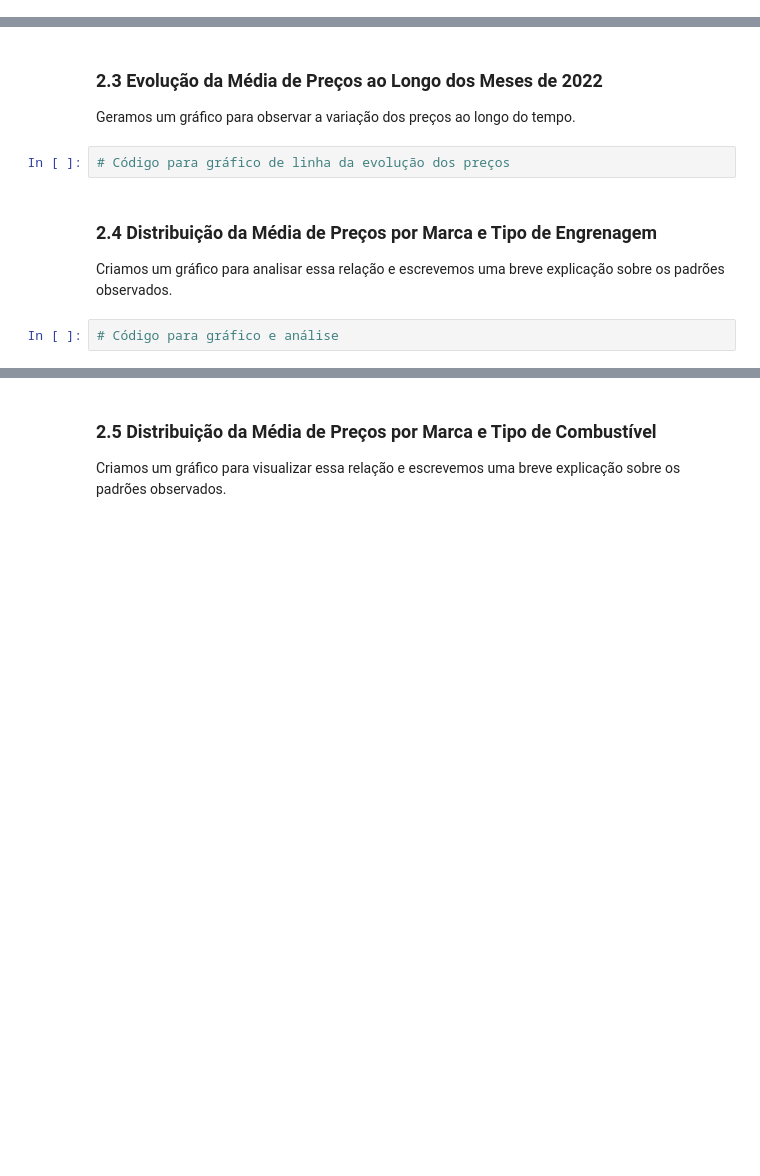
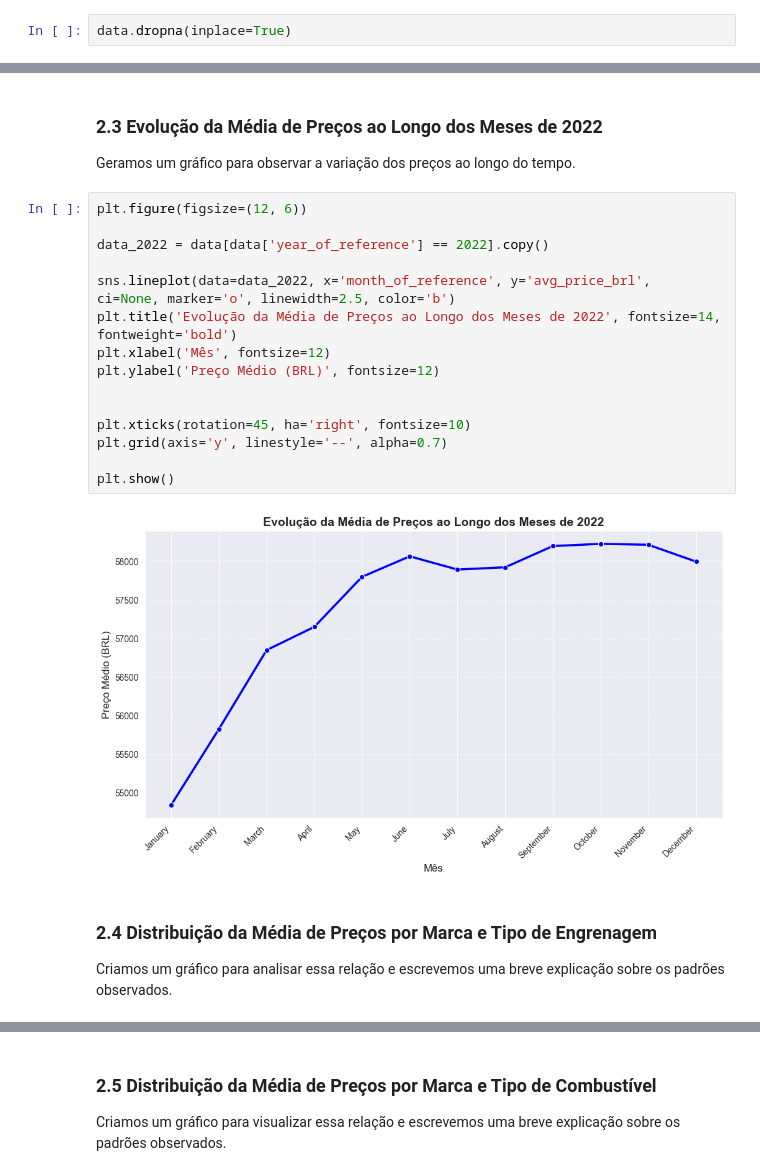
Before and after one commit to GabrielPauloMai/LPA_IAA02, a Jupyter notebook: Trabalho_LPA_Analise_Carros.ipynb, the cells around one changed output, grey strips where cells are left out. Drawn from its saved outputs; the diff is of its cells as text; blank space fills up the shorter version.

Commit message:
feat: enhance data visualization in graphs

```diff
--- a/Trabalho_LPA_Analise_Carros.ipynb
+++ b/Trabalho_LPA_Analise_Carros.ipynb
@@ -49,3 +35,5 @@ dtype: int64
+# %%
+data.dropna(inplace=True)
 # %% [markdown]
 ### **1.3 Identificação de Dados Duplicados**
 Detectamos e removemos, se necessário, registros duplicados.
@@ -110,10 +104,23 @@ Visualizamos a distribuição dos diferentes tipos de engrenagem (`gear`).
 # %% [markdown]
 ### **2.3 Evolução da Média de Preços ao Longo dos Meses de 2022**
 Geramos um gráfico para observar a variação dos preços ao longo do tempo.
-# %%
-# Código para gráfico de linha da evolução dos preços
+# %%
+plt.figure(figsize=(12, 6))
+
+data_2022 = data[data['year_of_reference'] == 2022].copy()
+
+sns.lineplot(data=data_2022, x='month_of_reference', y='avg_price_brl',  ci=None, marker='o', linewidth=2.5, color='b')
+plt.title('Evolução da Média de Preços ao Longo dos Meses de 2022', fontsize=14, fontweight='bold')
+plt.xlabel('Mês', fontsize=12)
+plt.ylabel('Preço Médio (BRL)', fontsize=12)
+
+
+plt.xticks(rotation=45, ha='right', fontsize=10)
+plt.grid(axis='y', linestyle='--', alpha=0.7)
+
+plt.show()
+# %% [output]
+[figure, added]
 # %% [markdown]
 ### **2.4 Distribuição da Média de Preços por Marca e Tipo de Engrenagem**
 Criamos um gráfico para analisar essa relação e escrevemos uma breve explicação sobre os padrões observados.
-# %%
-# Código para gráfico e análise
```
Also changed, not shown: parts of 19 cells of this notebook.
